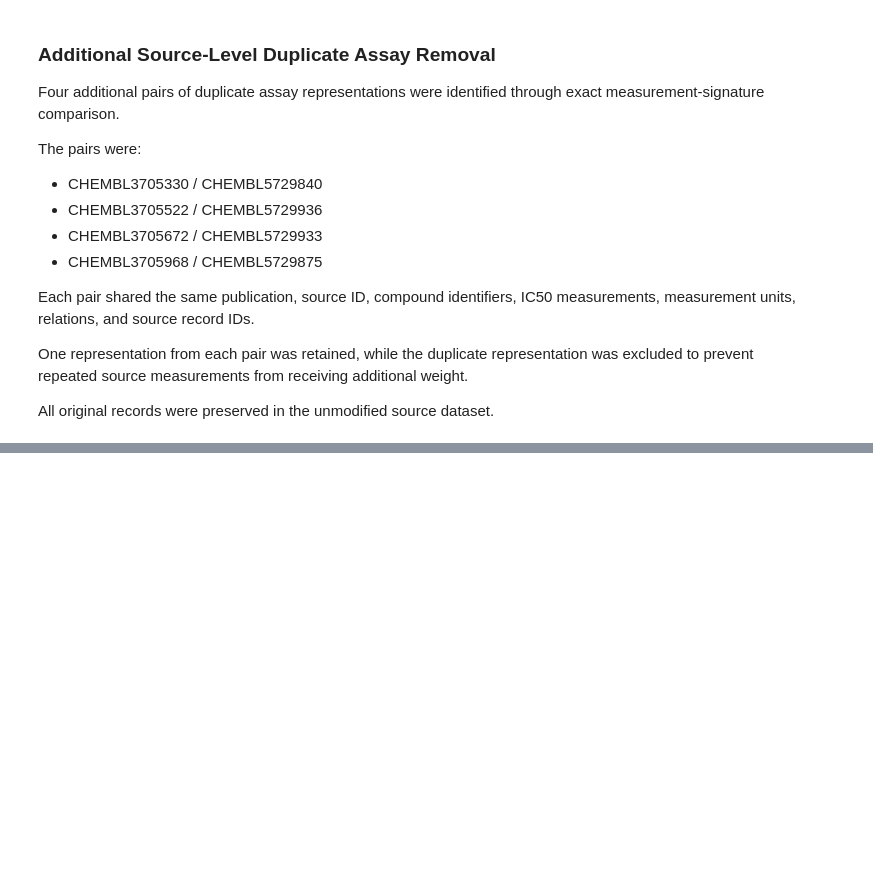
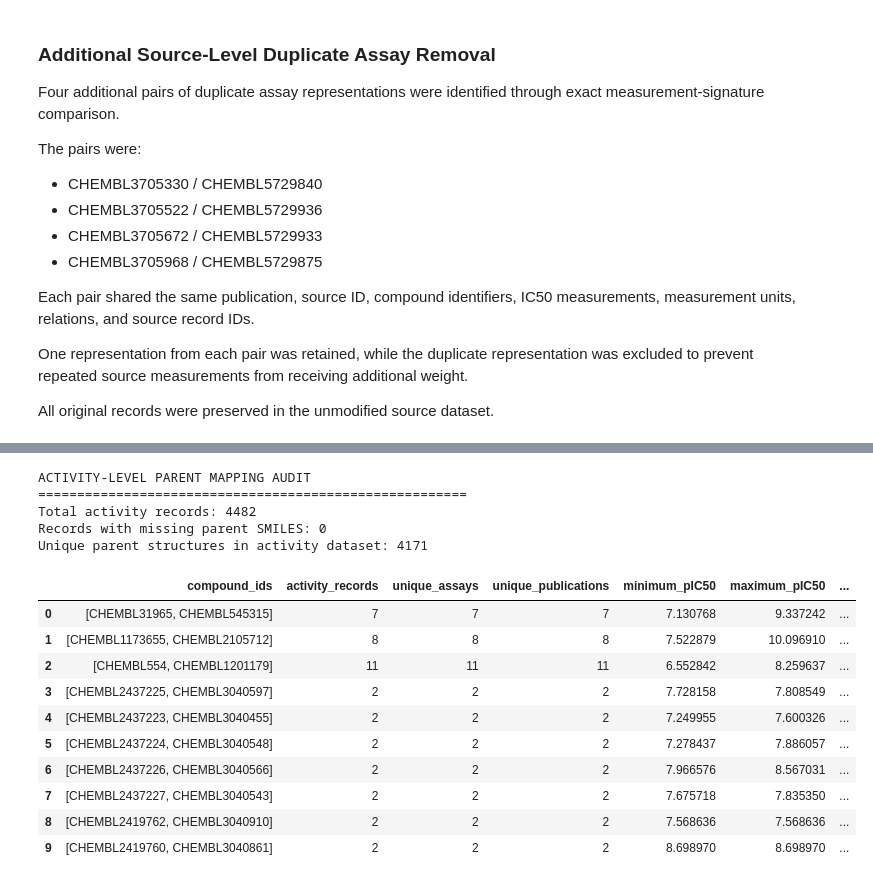
Before and after one commit to Aadarshmishra13/ai-driven-drug-discovery, a Jupyter notebook: notebooks/01_EGFR_Target_and_ChEMBL_Data_Audit.ipynb, the cells around one changed output, grey strips where cells are left out. Cells and saved outputs as stored; diff of their text form; code cells hidden in the pictures; blank space fills up the shorter version.

```diff
--- a/notebooks/01_EGFR_Target_and_ChEMBL_Data_Audit.ipynb
+++ b/notebooks/01_EGFR_Target_and_ChEMBL_Data_Audit.ipynb
@@ -3016,0 +3683,76 @@ All original records were preserved in the unmodified source dataset.
+# %%
+# Map parent structures to the curated activity dataset
+
+activity_parent_df = final_df.merge(
+    parent_df[
+        ["molecule_chembl_id", "parent_smiles"]
+    ],
+    on="molecule_chembl_id",
+    how="left",
+    validate="many_to_one"
+)
+
+print("ACTIVITY-LEVEL PARENT MAPPING AUDIT")
+print("=" * 55)
+
+print("Total activity records:", len(activity_parent_df))
+
+print(
+    "Records with missing parent SMILES:",
+    activity_parent_df["parent_smiles"].isna().sum()
+)
+
+print(
+    "Unique parent structures in activity dataset:",
+    activity_parent_df["parent_smiles"].nunique()
+)
+
+# Investigate shared parent structures
+
+shared_parent_ids = (
+    parent_duplicates
+    .reset_index()
+)
+
+shared_parent_audit = []
+
+for _, row in shared_parent_ids.iterrows():
+
+    ids = row["compound_ids"]
+
+    subset = activity_parent_df[
+        activity_parent_df["molecule_chembl_id"].isin(ids)
+    ]
+
+    shared_parent_audit.append({
+        "compound_ids": ids,
+        "activity_records": len(subset),
+        "unique_assays": subset["assay_chembl_id"].nunique(),
+        "unique_publications": subset["document_chembl_id"].nunique(),
+        "minimum_pIC50": subset["pIC50"].min(),
+        "maximum_pIC50": subset["pIC50"].max(),
+        "mean_pIC50": subset["pIC50"].mean()
+    })
+
+shared_parent_audit_df = pd.DataFrame(
+    shared_parent_audit
+)
+
+display(shared_parent_audit_df)
+# %% [output]
+ACTIVITY-LEVEL PARENT MAPPING AUDIT
+=======================================================
+Total activity records: 4482
+Records with missing parent SMILES: 0
+Unique parent structures in activity dataset: 4171
+|  | compound_ids | activity_records | unique_assays | unique_publications | minimum_pIC50 | maximum_pIC50 | ... |
+| 0 | [CHEMBL31965, CHEMBL545315] | 7 | 7 | 7 | 7.130768 | 9.337242 | ... |
+| 1 | [CHEMBL1173655, CHEMBL2105712] | 8 | 8 | 8 | 7.522879 | 10.096910 | ... |
+| 2 | [CHEMBL554, CHEMBL1201179] | 11 | 11 | 11 | 6.552842 | 8.259637 | ... |
+| 3 | [CHEMBL2437225, CHEMBL3040597] | 2 | 2 | 2 | 7.728158 | 7.808549 | ... |
+| 4 | [CHEMBL2437223, CHEMBL3040455] | 2 | 2 | 2 | 7.249955 | 7.600326 | ... |
+| 5 | [CHEMBL2437224, CHEMBL3040548] | 2 | 2 | 2 | 7.278437 | 7.886057 | ... |
+| 6 | [CHEMBL2437226, CHEMBL3040566] | 2 | 2 | 2 | 7.966576 | 8.567031 | ... |
+| 7 | [CHEMBL2437227, CHEMBL3040543] | 2 | 2 | 2 | 7.675718 | 7.835350 | ... |
+| 8 | [CHEMBL2419762, CHEMBL3040910] | 2 | 2 | 2 | 7.568636 | 7.568636 | ... |
+| 9 | [CHEMBL2419760, CHEMBL3040861] | 2 | 2 | 2 | 8.698970 | 8.698970 | ... |
```
Also changed, not shown: parts of 17 cells of this notebook.
